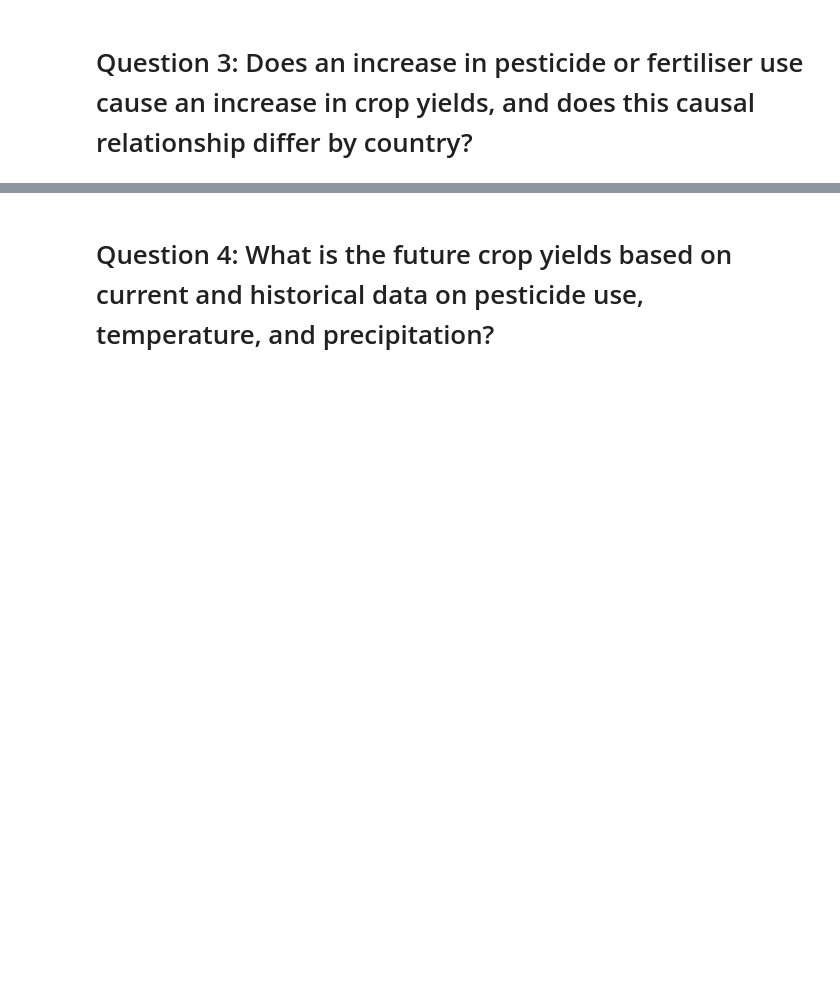
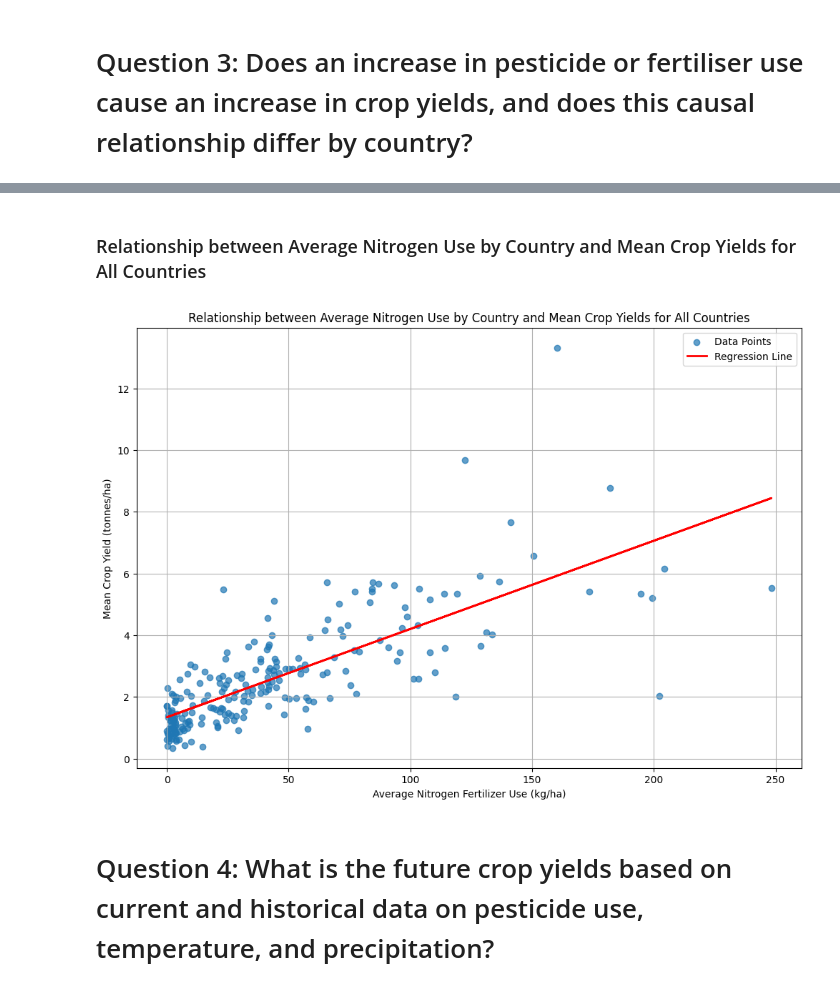
Before and after one commit to SuzySi/AnnualCropYield-deploy, a Jupyter notebook: Project.ipynb, the cells around one changed output, grey strips where cells are left out. Cells and saved outputs as stored; diff of their text form; code cells hidden in the pictures; blank space fills up the shorter version.

```diff
--- a/Project.ipynb
+++ b/Project.ipynb
@@ -589,3 +775,68 @@ plot_pesticide_data(area_name, data)
+# %% [markdown]
+### Relationship between Average Nitrogen Use by Country and Mean Crop Yields for All Countries
+# %%
+import matplotlib.pyplot as plt
+import pandas as pd
+from sklearn.linear_model import LinearRegression
+import numpy as np
+
+# Load the datasets
+fertilizer_data = pd.read_csv('cleaned_fertilizer_data.csv')
+
+# Calculate mean values for each country
+def calculate_mean_values(data):
+    countries = data['Country'].unique()
+    mean_values = []
+    for country in countries:
+        country_data = data[data['Country'] == country]
+
+        mean_fertilizer_use = country_data['Nitrogen Fertilizer Use (kg/ha)'].mean()
+        mean_crop_yield = country_data['Cereal Yield (tonnes/ha)'].mean()
+        mean_values.append({
+            'Country': country,
+            'Mean Fertilizer Use (tonnes)': mean_fertilizer_use,
+            'Mean Crop Yield (tonnes/ha)': mean_crop_yield
+        })
+    mean_data = pd.DataFrame(mean_values)
+    return mean_data
+
+mean_fertilizer_data = calculate_mean_values(fertilizer_data)
+
+# Perform linear regression
+X = mean_fertilizer_data[['Mean Fertilizer Use (tonnes)']]
+y = mean_fertilizer_data['Mean Crop Yield (tonnes/ha)']
+
+linear_regressor = LinearRegression()
+linear_regressor.fit(X, y)
+
+# Predictions for the regression line
+y_pred = linear_regressor.predict(X)
+
+# Function to plot the graph
+def plot_average(data, predictions):
+    plt.figure(figsize=(12, 8))
+
+    # Scatter plot
+    plt.scatter(data['Mean Fertilizer Use (tonnes)'], data['Mean Crop Yield (tonnes/ha)'], alpha=0.7, label='Data Points')
+
+    # Regression line
+    plt.plot(data['Mean Fertilizer Use (tonnes)'], predictions, color='red', linewidth=2, label='Regression Line')
+
+    # Adding labels for each country
+    #for i, row in data.iterrows():
+        #plt.text(row['Mean Fertilizer Use (tonnes)'], row['Mean Crop Yield (tonnes/ha)'], row['Country'], fontsize=9)
+
+    plt.title('Relationship between Average Nitrogen Use by Country and Mean Crop Yields for All Countries')
+    plt.xlabel('Average Nitrogen Fertilizer Use (kg/ha)')
+    plt.ylabel('Mean Crop Yield (tonnes/ha)')
+    plt.legend()
+    plt.grid(True)
+    plt.show()
+
+# Plot the graph
+plot_average(mean_fertilizer_data, y_pred)
+# %% [output]
+[figure, added]
 # %% [markdown]
 # Question 4: What is the future crop yields based on current and historical data on pesticide use, temperature, and precipitation?
 # %% [markdown]
```
Also changed, not shown: parts of 11 cells of this notebook.
